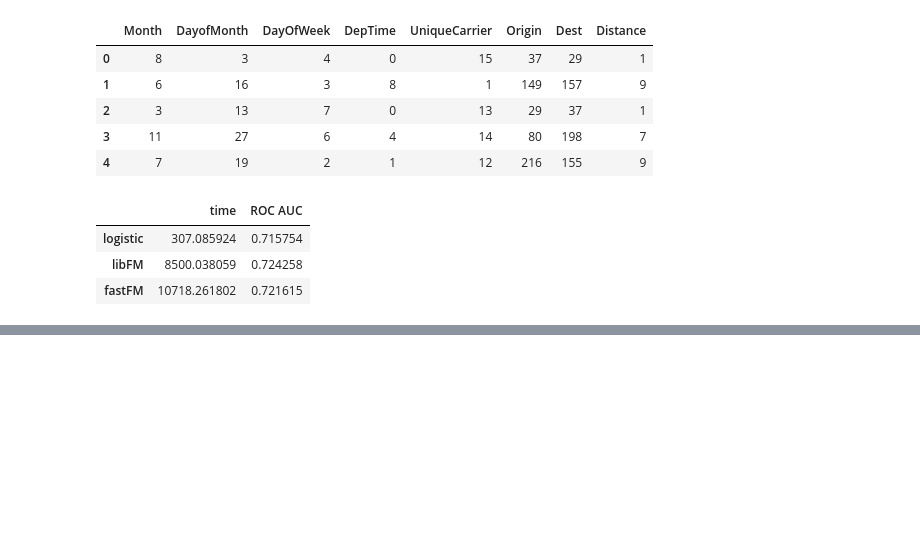
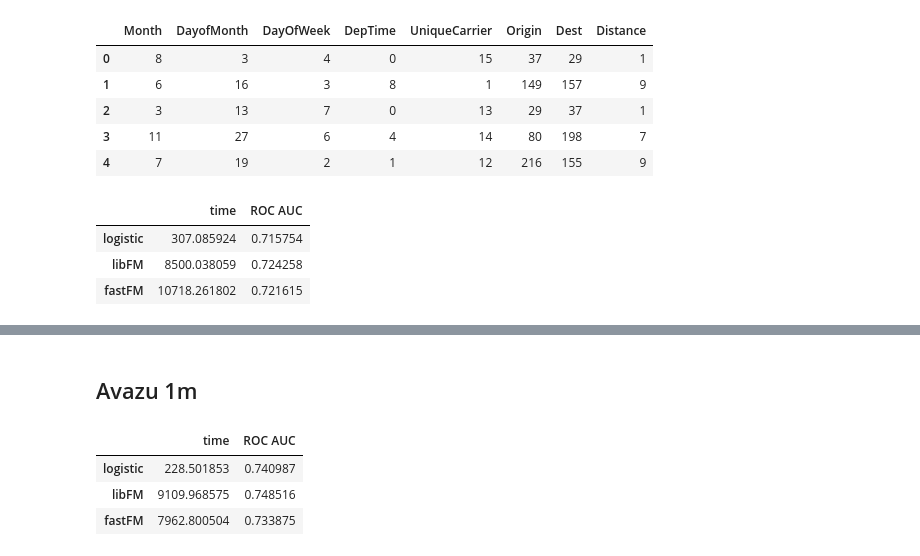
Before and after one commit to arogozhnikov/cats, a Jupyter notebook: notebooks/InitialTests.ipynb, the cells around one changed output, grey strips where cells are left out. Cells and saved outputs as stored; diff of their text form; code cells hidden in the pictures; blank space fills up the shorter version.

```diff
--- a/notebooks/InitialTests.ipynb
+++ b/notebooks/InitialTests.ipynb
@@ -334,0 +356,14 @@ print roc_auc_score(trainY[train_start::2], logs.predict_train(trainX[train_star
+# %% [markdown]
+## Avazu 1m
+# %%
+trainX, testX, trainY, testY = load_problems.load_problem_ad(train_size=1000000)
+# taking max hash of 1000 for each category
+trainX = trainX % 1000
+testX = testX % 1000
+test_on_dataset(trainX, testX, trainY, testY,
+                task_name='avazu1m', classification=True, use_pylibfm=False)
+# %% [output]
+|  | time | ROC AUC |
+| logistic | 228.501853 | 0.740987 |
+| libFM | 9109.968575 | 0.748516 |
+| fastFM | 7962.800504 | 0.733875 |
```
Also changed, not shown: parts of 26 cells of this notebook, 1 other file.
